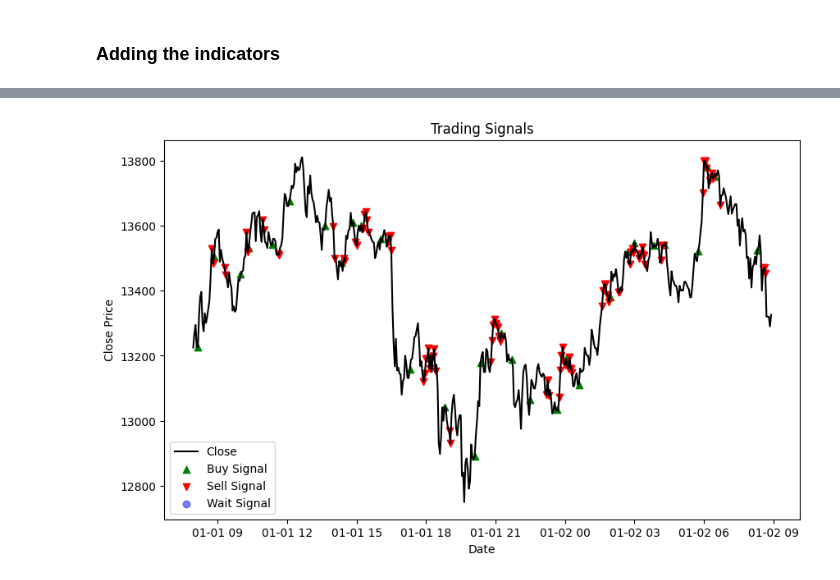
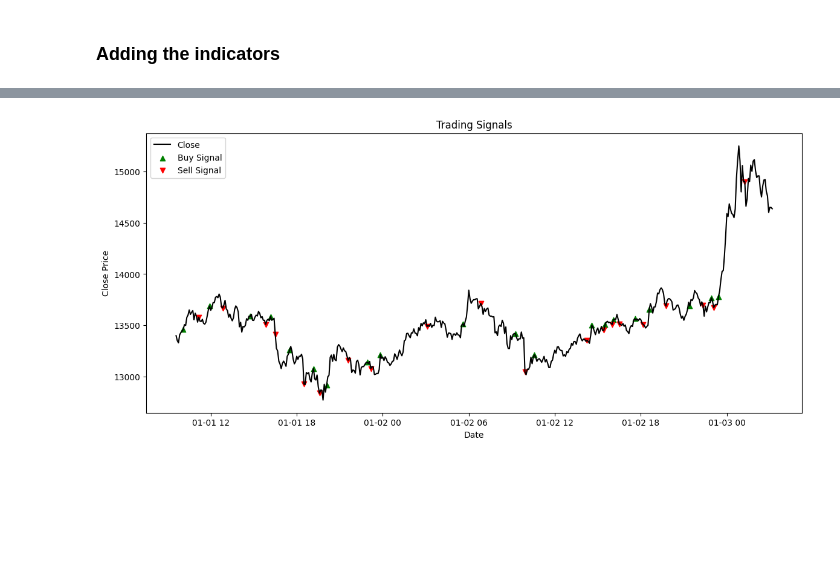
Before and after one commit to AI-ApeX-DeV/DTG, a Jupyter notebook: strategy.ipynb, the cells around one changed output, grey strips where cells are left out. Saved outputs shown, nothing was run; the diff lists cells and outputs as text; code cells hidden in the pictures; blank space fills up the shorter version.

```diff
--- a/strategy.ipynb
+++ b/strategy.ipynb
@@ -33,7 +33,7 @@ def filter_df(df, start_date, end_date):
     return subset_df
 
 start_date = '2018-01-01'
-end_date = '2018-4-01'
+end_date = '2019-01-01'
 filtetred_df_3m = filter_df(df_3m, start_date, end_date)
 print(filtetred_df_3m.shape)
 filtetred_df_3m.iloc[[0,-1],:]
@@ -46,5 +46,3 @@ filtetred_df_3m.iloc[[0,-1],:]
-# %%
-filtetred_df_3m = df_3m.copy()
 # %%
 def plot_candlestick_chart(df,num_candles=-1):
     if num_candles != -1:
@@ -71,6 +71,7 @@ plot_candlestick_chart(df_3m)
 # %%
 def add_indicators(df):
     # SMA
+    df['SMA_14'] = df['close'].rolling(window=14).mean()
     df['SMA_20'] = df['close'].rolling(window=20).mean()
     df['SMA_50'] = df['close'].rolling(window=50).mean()
 
@@ -149,5 +214,6 @@ prev_support, support = initial_close,initial_close
 
 # Initialize columns for signals and balances
 test_df.loc[:,'Signal'] = ''
-test_df.loc[:,'Balance_USD'] = 10000
-test_df.loc[:,'Balance_BTC'] = 0
+test_df.loc[:,'Balance_USD'] = None
+test_df.loc[:,'Balance_BTC'] = None
+test_df.loc[:,'indications'] = None
@@ -237,23 +406,29 @@ test_df
 # %%
 plot_df = test_df.iloc[:500,:]
-plt.figure(figsize=(10, 6))
+plt.figure(figsize=(14, 6))
 
 # Plot close values
 plt.plot(plot_df.index, plot_df['close'], label='Close', color='black')
+# plt.plot(plot_df['SMA_14'],label="14 previous average")
+# plt.plot(plot_df['SMA_20'],label="20 previous average")
+# plt.plot(plot_df['SMA_50'],label="50 previous average")
+
 
 # Marking Buy signals with green upward arrows
 plt.scatter(plot_df[plot_df['Signal'] == 'Buy'].index, plot_df[plot_df['Signal'] == 'Buy']['close'], label='Buy Signal', marker='^', color='g', alpha=1)
 
 # Marking Sell signals with red downward arrows
 plt.scatter(plot_df[plot_df['Signal'] == 'Sell'].index, plot_df[plot_df['Signal'] == 'Sell']['close'], label='Sell Signal', marker='v', color='r', alpha=1)
 
 # Marking Wait signals with blue circles
-plt.scatter(plot_df[plot_df['Signal'] == 'Wait'].index, plot_df[plot_df['Signal'] == 'Wait']['close'], label='Wait Signal', marker='o', color='b', alpha=0.5)
+# plt.scatter(plot_df[plot_df['Signal'] == 'Wait'].index, plot_df[plot_df['Signal'] == 'Wait']['close'], label='Wait Signal', marker='o', color='b', alpha=0.5)
 
 plt.title('Trading Signals')
 plt.xlabel('Date')
 plt.ylabel('Close Price')
 plt.legend()
 plt.show()
+
+# plot_candlestick_chart(plot_df)
 # %% [output]
-[figure, old version]
+[figure, new version]
```
Also changed, not shown: parts of 15 cells of this notebook.
